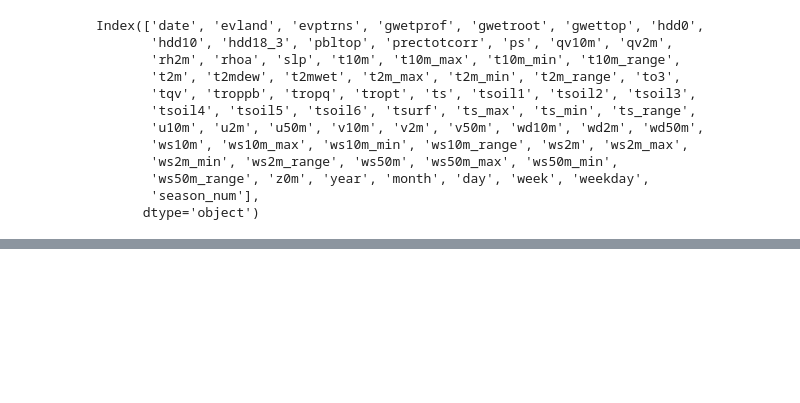
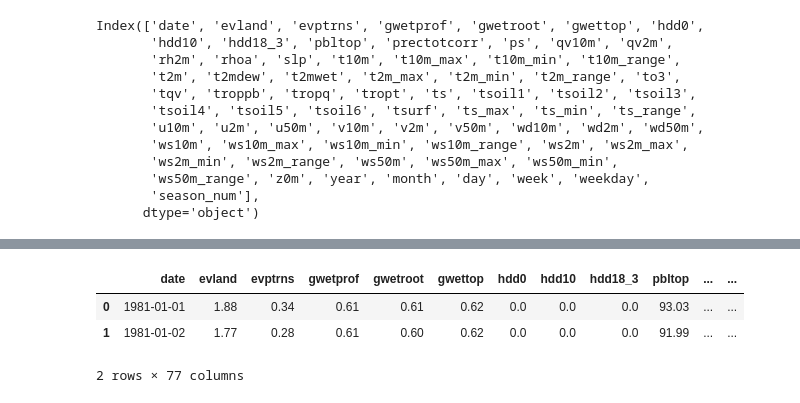
Before and after one commit to farlos3/Climate-Change-Analysis, a Jupyter notebook: Notebook/date_prepareV2.ipynb, the cells around one changed output, grey strips where cells are left out. Drawn from its saved outputs; the diff is of its cells as text; code cells hidden in the pictures; blank space fills up the shorter version.

```diff
--- a/Notebook/date_prepareV2.ipynb
+++ b/Notebook/date_prepareV2.ipynb
@@ -424,0 +511,7 @@ Index(['date', 'evland', 'evptrns', 'gwetprof', 'gwetroot', 'gwettop', 'hdd0',
+# %%
+df.head(2)
+# %% [output]
+|  | date | evland | evptrns | gwetprof | gwetroot | gwettop | hdd0 | hdd10 | hdd18_3 | pbltop | ... | ... |
+| 0 | 1981-01-01 | 1.88 | 0.34 | 0.61 | 0.61 | 0.62 | 0.0 | 0.0 | 0.0 | 93.03 | ... | ... |
+| 1 | 1981-01-02 | 1.77 | 0.28 | 0.61 | 0.60 | 0.62 | 0.0 | 0.0 | 0.0 | 91.99 | ... | ... |
+2 rows × 77 columns
```
Also changed, not shown: parts of 11 cells of this notebook, 3 other files.
